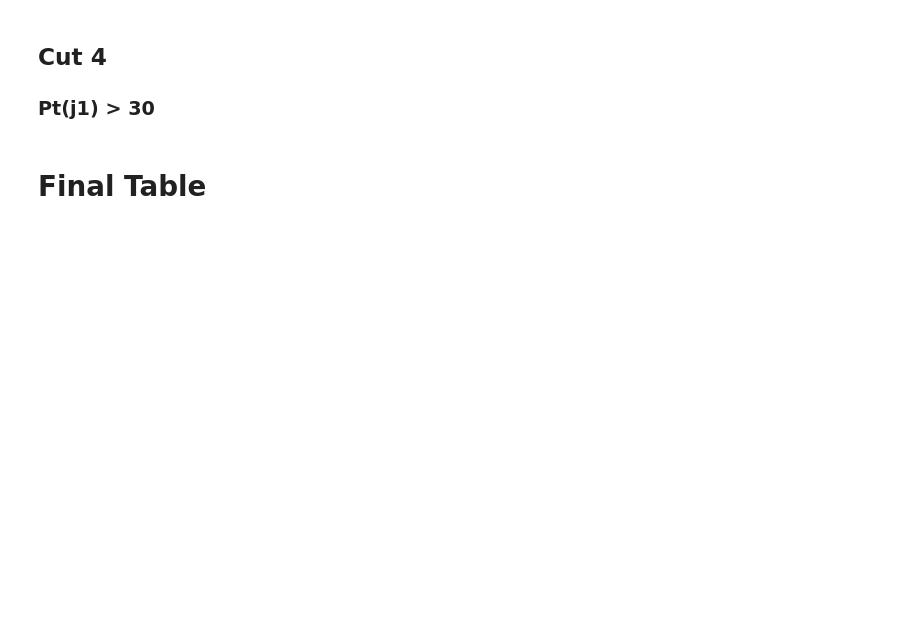
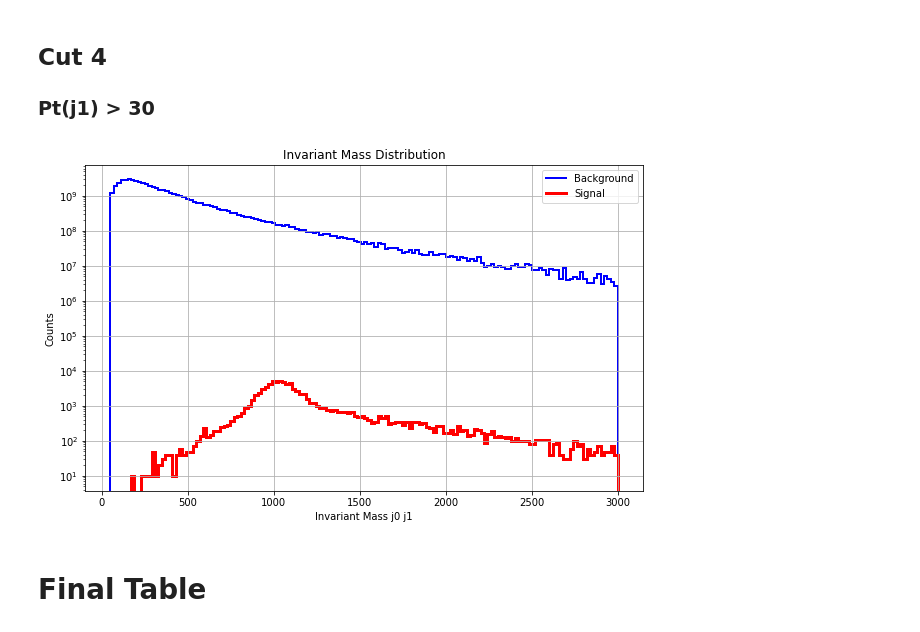
Before and after one commit to MarioPardo/VBFDM_Analysis, a Jupyter notebook: Analysis/Analysis1/AnalysisTemplate.ipynb, the cells around one changed output. Cells and saved outputs as stored; diff of their text form; code cells hidden in the pictures; blank space fills up the shorter version.

```diff
--- a/Analysis/Analysis1/AnalysisTemplate.ipynb
+++ b/Analysis/Analysis1/AnalysisTemplate.ipynb
@@ -230,23 +268,25 @@ significances.append(currSignificance)
 # TODO unsure is this mask will work, will have to stest
 
 ## We choose MET > 50
-def mask__Met_condition(df):
+def mask_Met_condition(df):
     # Extract MET
     met = df["MissingET.MET"]
 
     # Create mask where MET > 50
     return met > 50
 
-maskList.append(mask_pt_j0_condition)
+maskList.append(mask_Met_condition)
 cuts_strings.append("MET > 50")
 # %%
 # Plot and store necessary calculations
-currSigEvents, currBkgEvents = plot_functions.PlotInvariantMass(maskList,signal_weights,background_weight_s,"A1_PlotInvMass_4Cut")
+currSigEvents, currBkgEvents = plot_functions.PlotInvariantMass(maskList,signal_weights,background_weights,"A1_PlotInvMass_4Cut")
 currSignificance = calculation_functions.calculateSignificance(currSigEvents, currBkgEvents)
 
 Signal_numevents.append(currSigEvents)
-Background_numevents.append(currSigEvents)
+Background_numevents.append(currBkgEvents)
 significances.append(currSignificance)
+# %% [output]
+[figure, added]
 # %% [markdown]
 <h1> Final Table </h1>
 # %%
```
Also changed, not shown: parts of 14 cells of this notebook, 3 other files.
